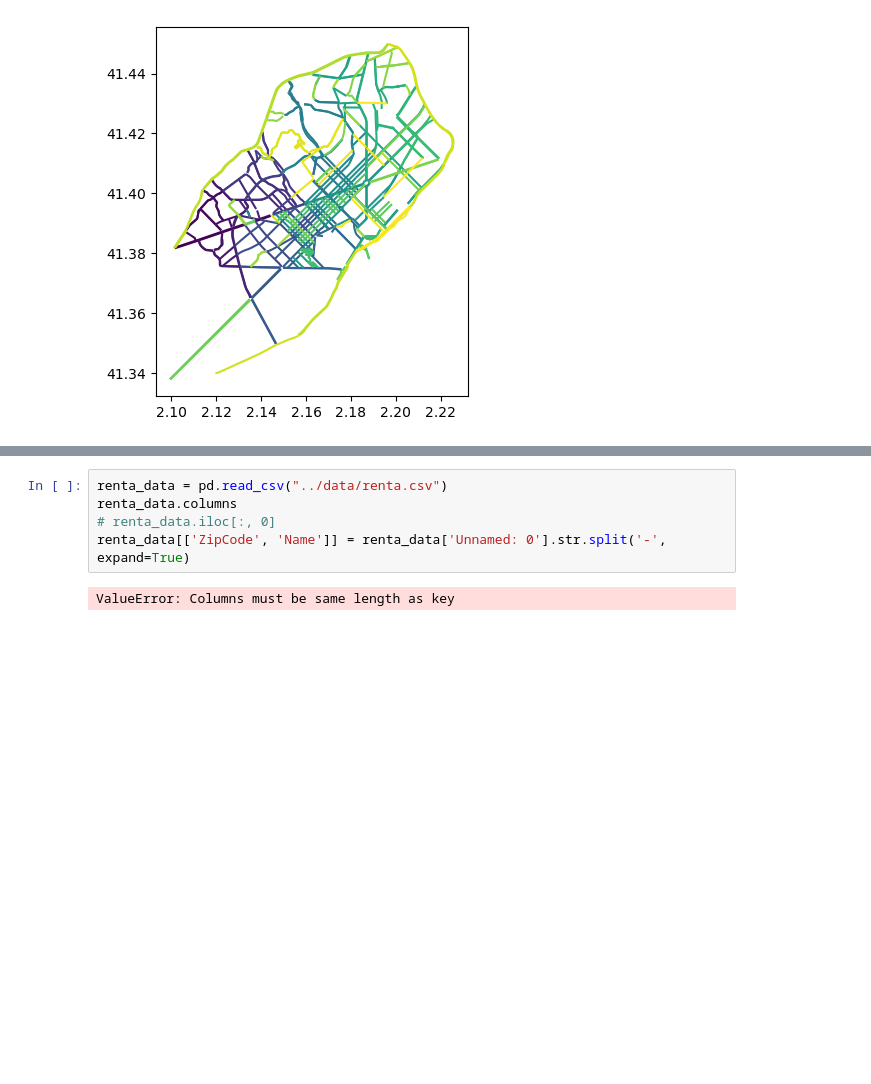
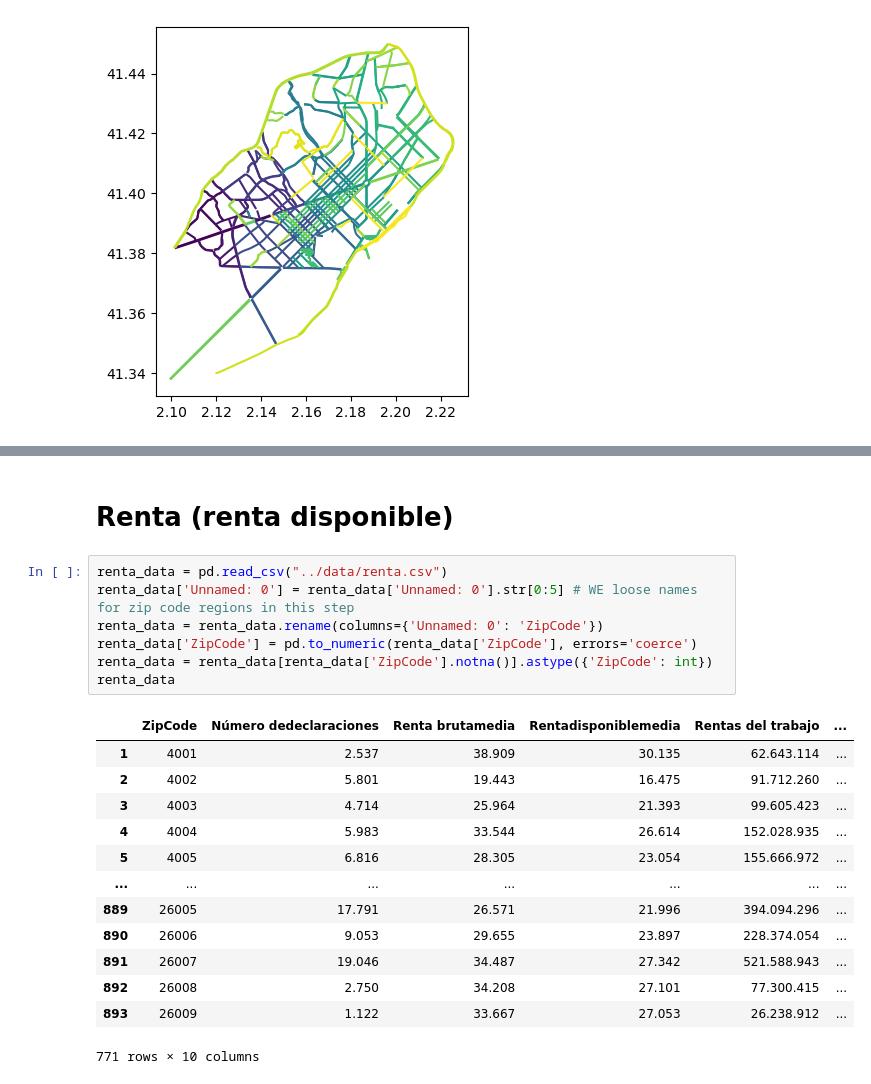
Before and after one commit to isimo00/datathon23, a Jupyter notebook: src/Plots.ipynb, the cells around one changed output, grey strips where cells are left out. Drawn from its saved outputs; the diff is of its cells as text; blank space fills up the shorter version.

Commit message:
Manual merge municipalities and renta

```diff
--- a/src/Plots.ipynb
+++ b/src/Plots.ipynb
@@ -96,7 +96,23 @@ spain = pd.merge(spain, municipalities.astype({'municipio_id': 'string','codigo_
+# %% [markdown]
+# Renta (renta disponible)
 # %%
 renta_data = pd.read_csv("../data/renta.csv")
-renta_data.columns
-# renta_data.iloc[:, 0]
-renta_data[['ZipCode', 'Name']] = renta_data['Unnamed: 0'].str.split('-', expand=True)
+renta_data['Unnamed: 0'] = renta_data['Unnamed: 0'].str[0:5] # WE loose names for zip code regions in this step
+renta_data = renta_data.rename(columns={'Unnamed: 0': 'ZipCode'})
+renta_data['ZipCode'] = pd.to_numeric(renta_data['ZipCode'], errors='coerce')
+renta_data = renta_data[renta_data['ZipCode'].notna()].astype({'ZipCode': int})
+renta_data
 # %% [output]
+|  | ZipCode | Número dedeclaraciones | Renta brutamedia | Rentadisponiblemedia | Rentas del trabajo | ... |
+| 1 | 4001 | 2.537 | 38.909 | 30.135 | 62.643.114 | ... |
+| 2 | 4002 | 5.801 | 19.443 | 16.475 | 91.712.260 | ... |
+| 3 | 4003 | 4.714 | 25.964 | 21.393 | 99.605.423 | ... |
+| 4 | 4004 | 5.983 | 33.544 | 26.614 | 152.028.935 | ... |
+| 5 | 4005 | 6.816 | 28.305 | 23.054 | 155.666.972 | ... |
+| ... | ... | ... | ... | ... | ... | ... |
+| 889 | 26005 | 17.791 | 26.571 | 21.996 | 394.094.296 | ... |
+| 890 | 26006 | 9.053 | 29.655 | 23.897 | 228.374.054 | ... |
+| 891 | 26007 | 19.046 | 34.487 | 27.342 | 521.588.943 | ... |
+| 892 | 26008 | 2.750 | 34.208 | 27.101 | 77.300.415 | ... |
+| 893 | 26009 | 1.122 | 33.667 | 27.053 | 26.238.912 | ... |
-ValueError: Columns must be same length as key
+771 rows × 10 columns
```
Also changed, not shown: parts of 3 cells of this notebook.
